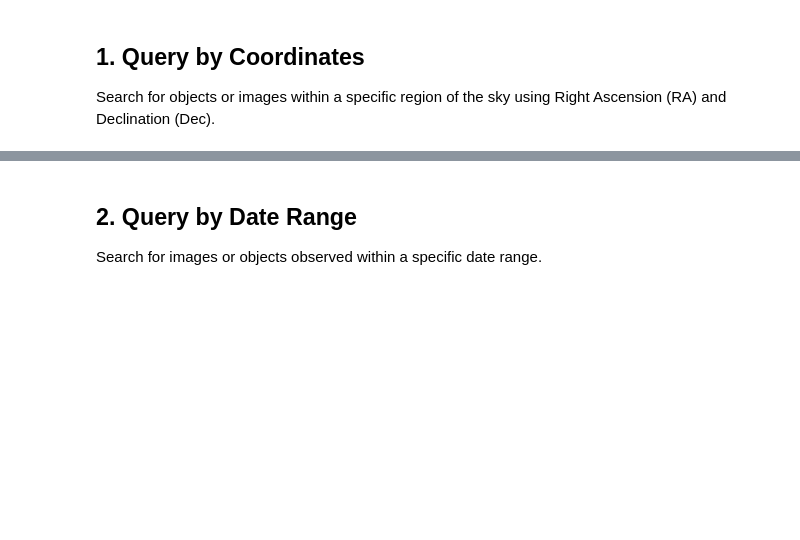
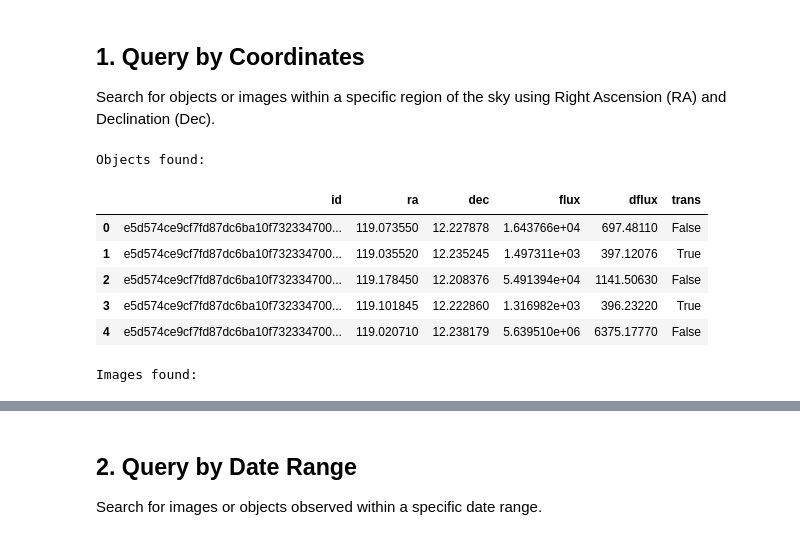
Before and after one commit to Light-Bridges/GPUPhot, a Jupyter notebook: notebooks/4_Database_Query_Notebook.ipynb, the cells around one changed output, grey strips where cells are left out. Cells and saved outputs as stored; diff of their text form; code cells hidden in the pictures; blank space fills up the shorter version.

```diff
--- a/notebooks/4_Database_Query_Notebook.ipynb
+++ b/notebooks/4_Database_Query_Notebook.ipynb
@@ -56,15 +86,24 @@ Search for objects or images within a specific region of the sky using Right Asc
 # %%
 import pandas as pd
 from IPython.display import display
 from gpuphot_worker.database_search_utils import search_by_radec
 
 # Example: Search for objects near RA=14.123, Dec=31.345 with a radius of 1 degree
-ra, dec, radius = 14.123, 31.345, 1.0
+ra, dec, radius = 119.123, 12.345, 1.0
 df_objects = search_by_radec(ra, dec, radius, table='imaphot')
 df_images = search_by_radec(ra, dec, radius, table='imastats')
 
 print('Objects found:')
 display(df_objects.head())
 
 print('Images found:')
 display(df_images.head())
+# %% [output]
+Objects found:
+|  | id | ra | dec | flux | dflux | trans |
+| 0 | e5d574ce9cf7fd87dc6ba10f732334700... | 119.073550 | 12.227878 | 1.643766e+04 | 697.48110 | False |
+| 1 | e5d574ce9cf7fd87dc6ba10f732334700... | 119.035520 | 12.235245 | 1.497311e+03 | 397.12076 | True |
+| 2 | e5d574ce9cf7fd87dc6ba10f732334700... | 119.178450 | 12.208376 | 5.491394e+04 | 1141.50630 | False |
+| 3 | e5d574ce9cf7fd87dc6ba10f732334700... | 119.101845 | 12.222860 | 1.316982e+03 | 396.23220 | True |
+| 4 | e5d574ce9cf7fd87dc6ba10f732334700... | 119.020710 | 12.238179 | 5.639510e+06 | 6375.17770 | False |
+Images found:
```
Also changed, not shown: parts of 8 cells of this notebook, 1 other file.
